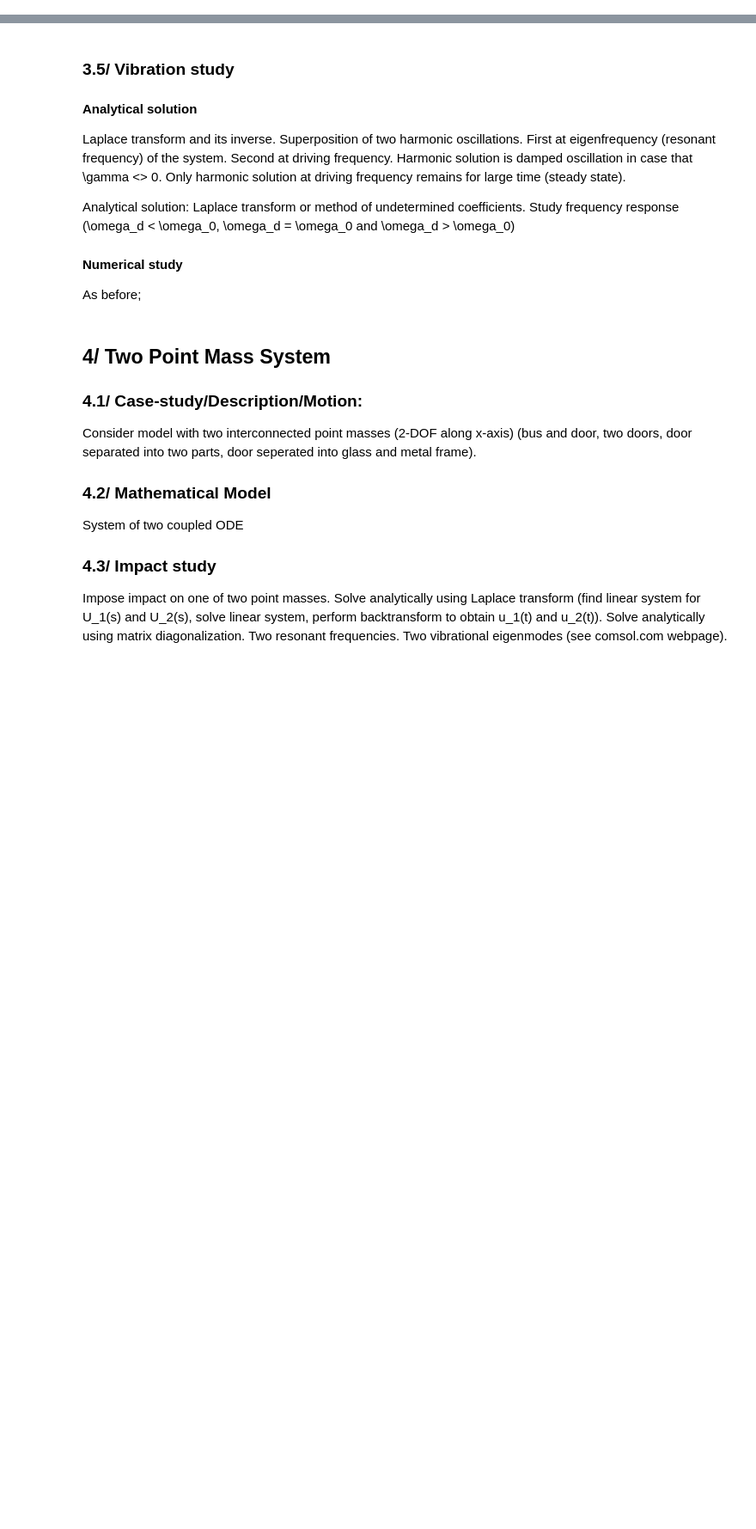
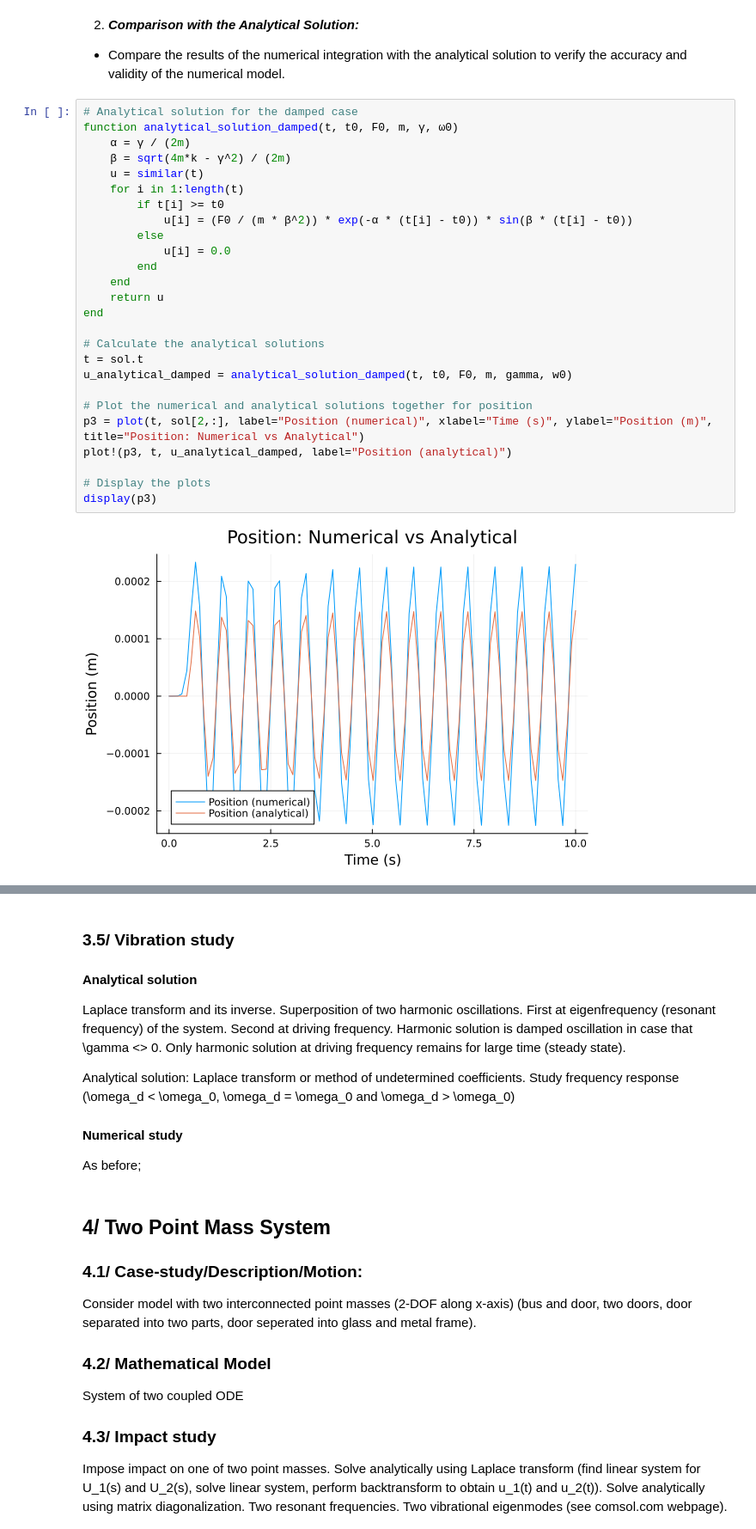
Before and after one commit to AnouchkaDESMETTRE/TU_Delft_Internship, a Jupyter notebook: Anouchka_TU_DELFT_Internship.ipynb, the cells around one changed output, grey strips where cells are left out. Shown at 86% size. Saved outputs shown, nothing was run; the diff lists cells and outputs as text; blank space fills up the shorter version.

```diff
--- a/Anouchka_TU_DELFT_Internship.ipynb
+++ b/Anouchka_TU_DELFT_Internship.ipynb
@@ -305,0 +347,31 @@ We used the SecondOrderODEProblem function from the DifferentialEquations.jl pac
+# %% [markdown]
+2. ***Comparison with the Analytical Solution:***
+- Compare the results of the numerical integration with the analytical solution to verify the accuracy and validity of the numerical model.
+# %%
+# Analytical solution for the damped case
+function analytical_solution_damped(t, t0, F0, m, γ, ω0)
+    α = γ / (2m)
+    β = sqrt(4m*k - γ^2) / (2m)
+    u = similar(t)
+    for i in 1:length(t)
+        if t[i] >= t0
+            u[i] = (F0 / (m * β^2)) * exp(-α * (t[i] - t0)) * sin(β * (t[i] - t0))
+        else
+            u[i] = 0.0
+        end
+    end
+    return u
+end
+
+# Calculate the analytical solutions
+t = sol.t
+u_analytical_damped = analytical_solution_damped(t, t0, F0, m, gamma, w0)
+
+# Plot the numerical and analytical solutions together for position
+p3 = plot(t, sol[2,:], label="Position (numerical)", xlabel="Time (s)", ylabel="Position (m)", title="Position: Numerical vs Analytical")
+plot!(p3, t, u_analytical_damped, label="Position (analytical)")
+
+# Display the plots
+display(p3)
+# %% [output]
+[figure, added]
```
Also changed, not shown: parts of 12 cells of this notebook.
